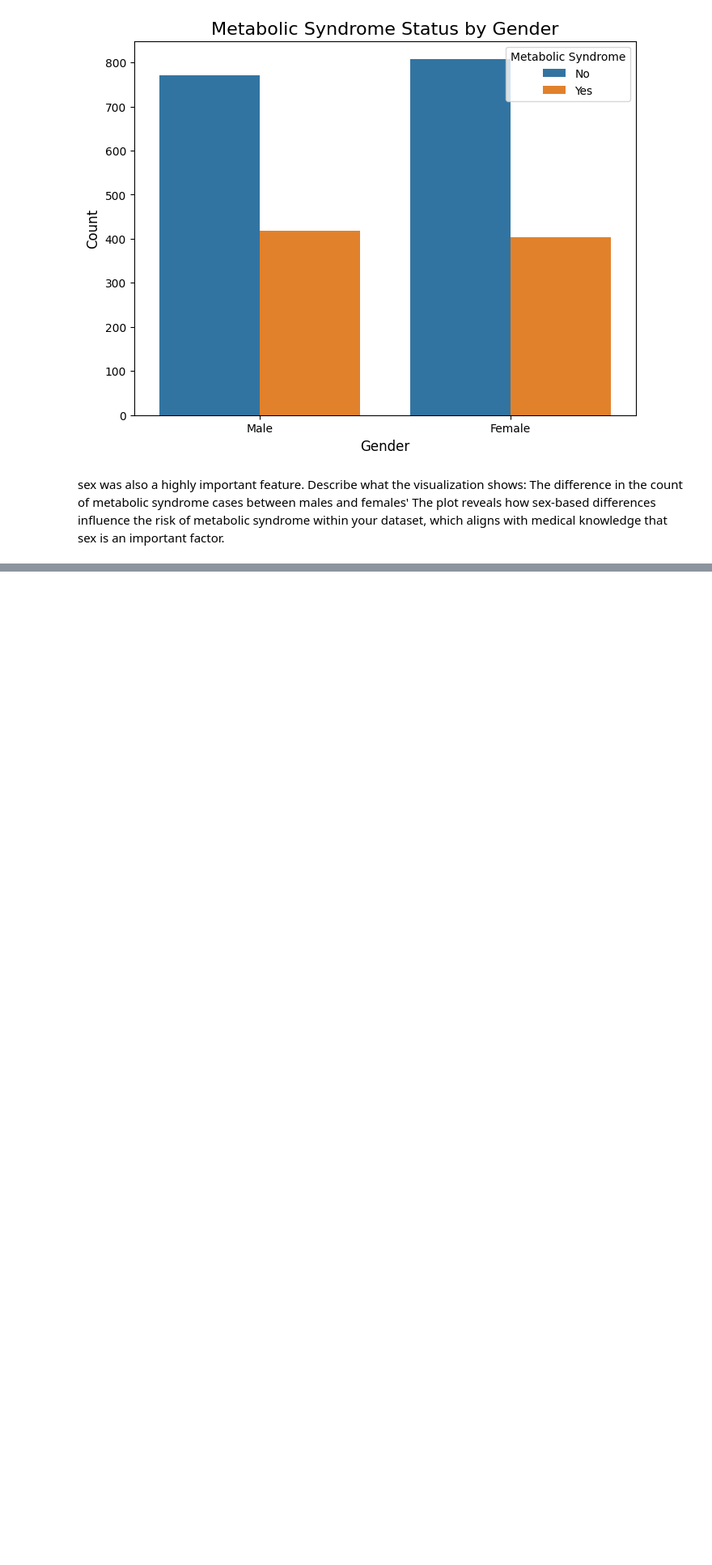
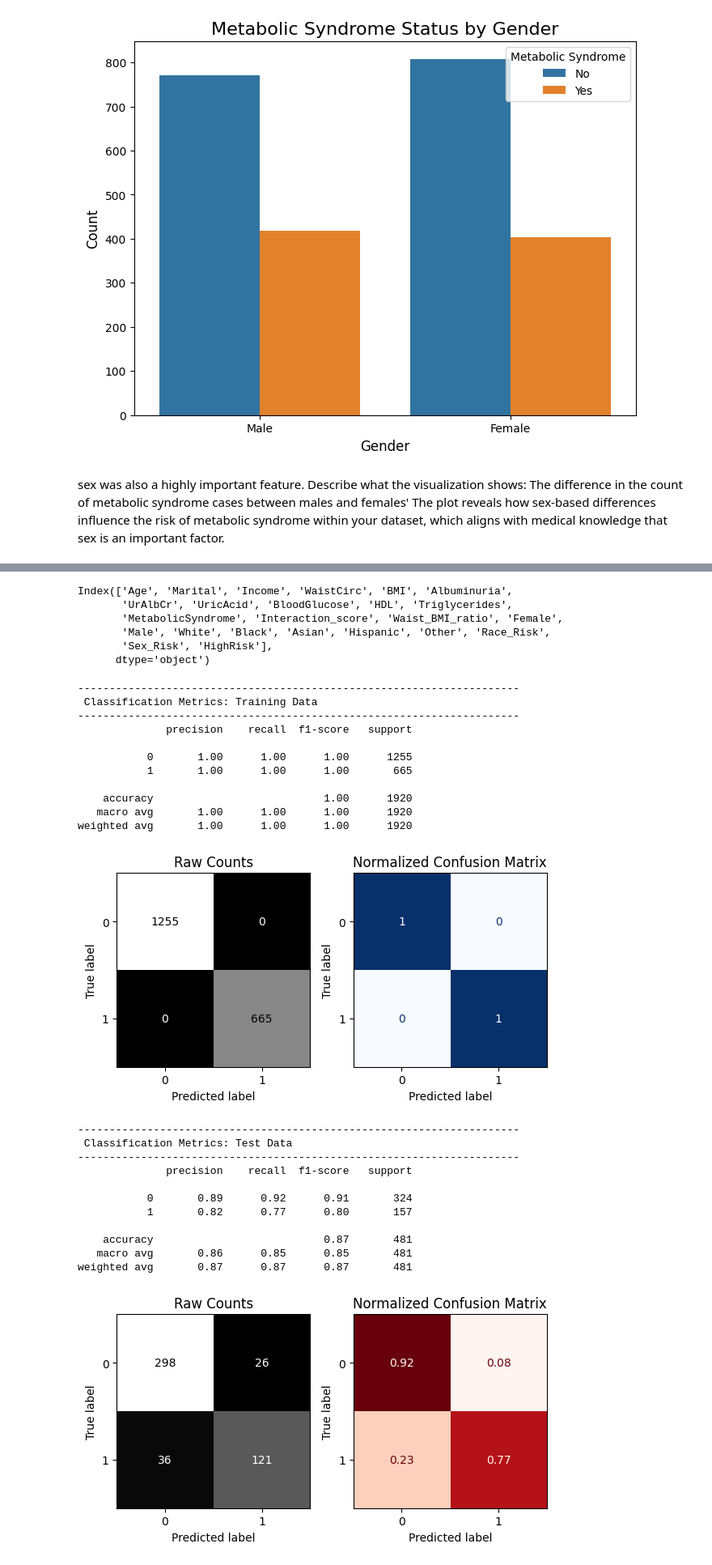
Before and after one commit to YaraMansour1985/prediction-of-Product-Sales, a Jupyter notebook: project4.ipynb, the cells around one changed output, grey strips where cells are left out. Shown at 81% size. Drawn from its saved outputs; the diff is of its cells as text; code cells hidden in the pictures; blank space fills up the shorter version.

```diff
--- a/project4.ipynb
+++ b/project4.ipynb
@@ -498,0 +557,2 @@ Describe what the visualization shows: The difference in the count of metabolic
+# %%
+df['Waist_BMI_ratio'] = df['WaistCirc'] / df['BMI']
@@ -498,0 +576,10 @@ Describe what the visualization shows: The difference in the count of metabolic
+# %%
+#create new columns for White Black Asian Hispanic MexAmerican Other
+df['White']=(df['Race'] == 'White').astype(int)
+df['Black']=(df['Race'] == 'Black').astype(int)
+df['Asian']=(df['Race'] == 'Asian').astype(int)
+df['Hispanic']=(df['Race'] == 'Hispanic').astype(int)
+df['Other']=(df['Race'] == 'Other').astype(int)
+#drop the original'Race' column
+df=df.drop('Race',axis=1)
+display(df.head())
@@ -498,0 +619,18 @@ Describe what the visualization shows: The difference in the count of metabolic
+# %%
+# Create a column 'Sex_Risk' based on gender:
+# Males are generally higher risk across all races( according to the countplot above)
+# Females are higher risk only if Black (according to the bar plot above)
+
+df['Sex_Risk'] = 0  # Initialize column
+
+# Males get base risk = 1
+if 'Male' in df.columns:
+    df.loc[df['Male'] == 1, 'Sex_Risk'] = 1
+
+# Female Blacks have higher risk = 2
+if 'Female' in df.columns and 'Race_Black' in df.columns: # Use 'Race_Black' as it is the one-hot encoded column
+    df.loc[(df['Female'] == 1) & (df['Race_Black'] == 1), 'Sex_Risk'] = 2
+
+
+# Check distribution of Sex_Risk
+print(df['Sex_Risk'].value_counts())
@@ -498,0 +642,7 @@ Describe what the visualization shows: The difference in the count of metabolic
+# %%
+# Combine Race and Sex Risk into a single HighRisk feature
+# ------------------------
+df['HighRisk'] = df['Race_Risk'] + df['Sex_Risk']
+
+# Check distribution
+print(df['HighRisk'].value_counts())
@@ -498,0 +674,10 @@ Describe what the visualization shows: The difference in the count of metabolic
+# %%
+#get the  new columns names
+print(df.columns)
+# %% [output]
+Index(['Age', 'Marital', 'Income', 'WaistCirc', 'BMI', 'Albuminuria',
+       'UrAlbCr', 'UricAcid', 'BloodGlucose', 'HDL', 'Triglycerides',
+       'MetabolicSyndrome', 'Interaction_score', 'Waist_BMI_ratio', 'Female',
+       'Male', 'White', 'Black', 'Asian', 'Hispanic', 'Other', 'Race_Risk',
+       'Sex_Risk', 'HighRisk'],
+      dtype='object')
@@ -498,0 +727,28 @@ Describe what the visualization shows: The difference in the count of metabolic
+# %%
+#evaluate model
+evaluate_classification(rf_model, X_train_processed, y_train, X_test_processed, y_test)
+# %% [output]
+----------------------------------------------------------------------
+ Classification Metrics: Training Data
+----------------------------------------------------------------------
+              precision    recall  f1-score   support
+
+           0       1.00      1.00      1.00      1255
+           1       1.00      1.00      1.00       665
+
+    accuracy                           1.00      1920
+   macro avg       1.00      1.00      1.00      1920
+weighted avg       1.00      1.00      1.00      1920
+[figure, added]
+----------------------------------------------------------------------
+ Classification Metrics: Test Data
+----------------------------------------------------------------------
+              precision    recall  f1-score   support
+
+           0       0.89      0.92      0.91       324
+           1       0.82      0.77      0.80       157
+
+    accuracy                           0.87       481
+   macro avg       0.86      0.85      0.85       481
+weighted avg       0.87      0.87      0.87       481
+[figure, added]
```
Also changed, not shown: parts of 26 cells of this notebook.
